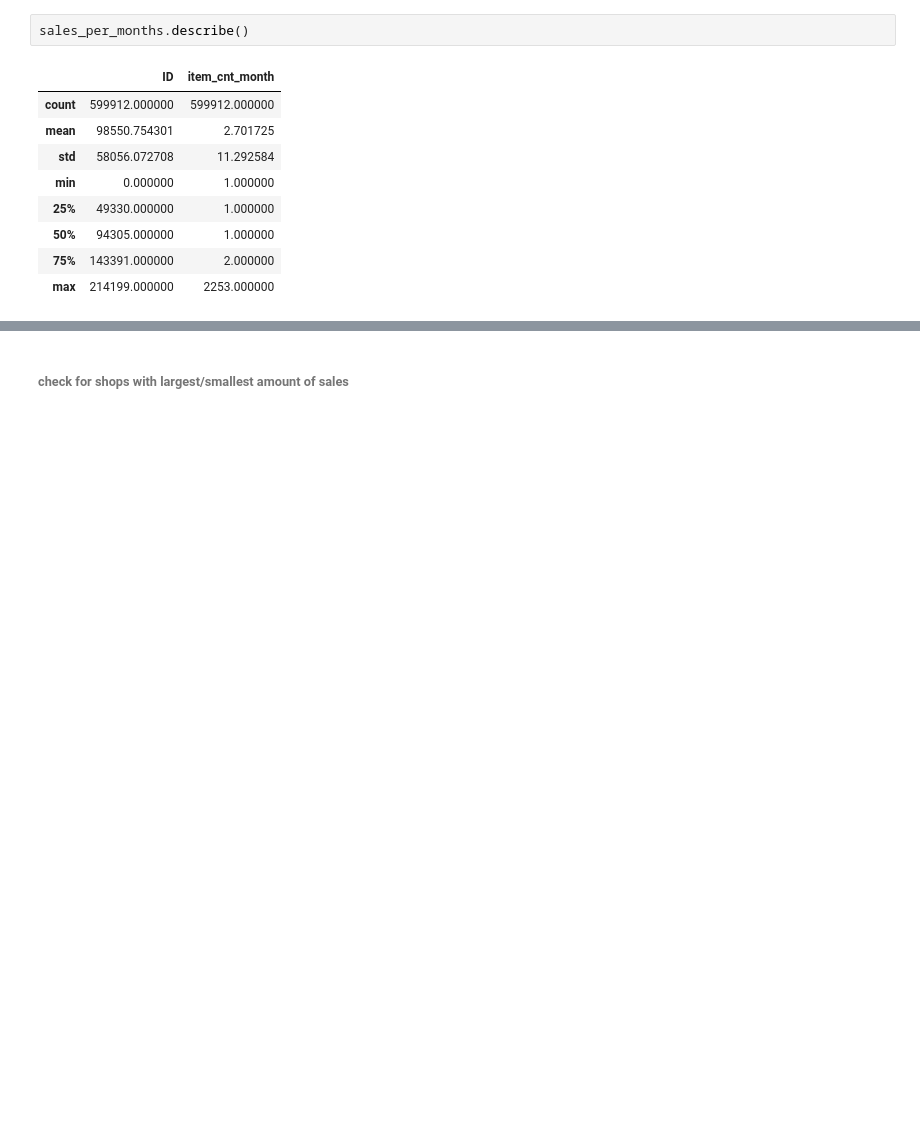
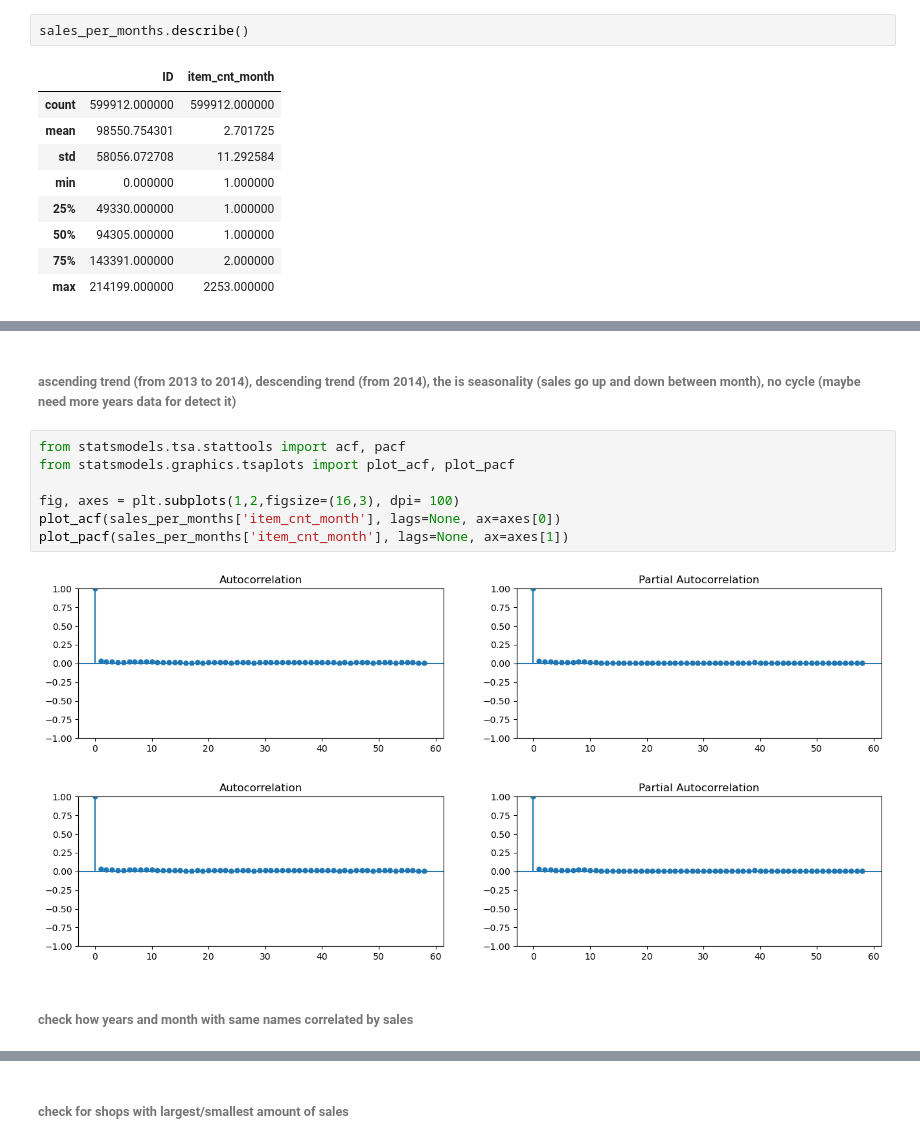
Before and after one commit to Yarmmax/DS_Intership, a Jupyter notebook: EDA.ipynb, the cells around one changed output, grey strips where cells are left out. Drawn from its saved outputs; the diff is of its cells as text; blank space fills up the shorter version.

```diff
--- a/EDA.ipynb
+++ b/EDA.ipynb
@@ -243,0 +252,14 @@ g.set_xticklabels(g.get_xticklabels(), rotation=90)
+# %% [markdown]
+###### ascending trend (from 2013 to 2014), descending trend (from 2014), the is seasonality (sales go up and down between month), no cycle (maybe need more years data for detect it)
+# %%
+from statsmodels.tsa.stattools import acf, pacf
+from statsmodels.graphics.tsaplots import plot_acf, plot_pacf
+
+fig, axes = plt.subplots(1,2,figsize=(16,3), dpi= 100)
+plot_acf(sales_per_months['item_cnt_month'], lags=None, ax=axes[0])
+plot_pacf(sales_per_months['item_cnt_month'], lags=None, ax=axes[1])
+# %% [output]
+[figure, added]
+[figure, added]
+# %% [markdown]
+###### check how years and month with same names correlated by sales
```
Also changed, not shown: parts of 25 cells of this notebook.
